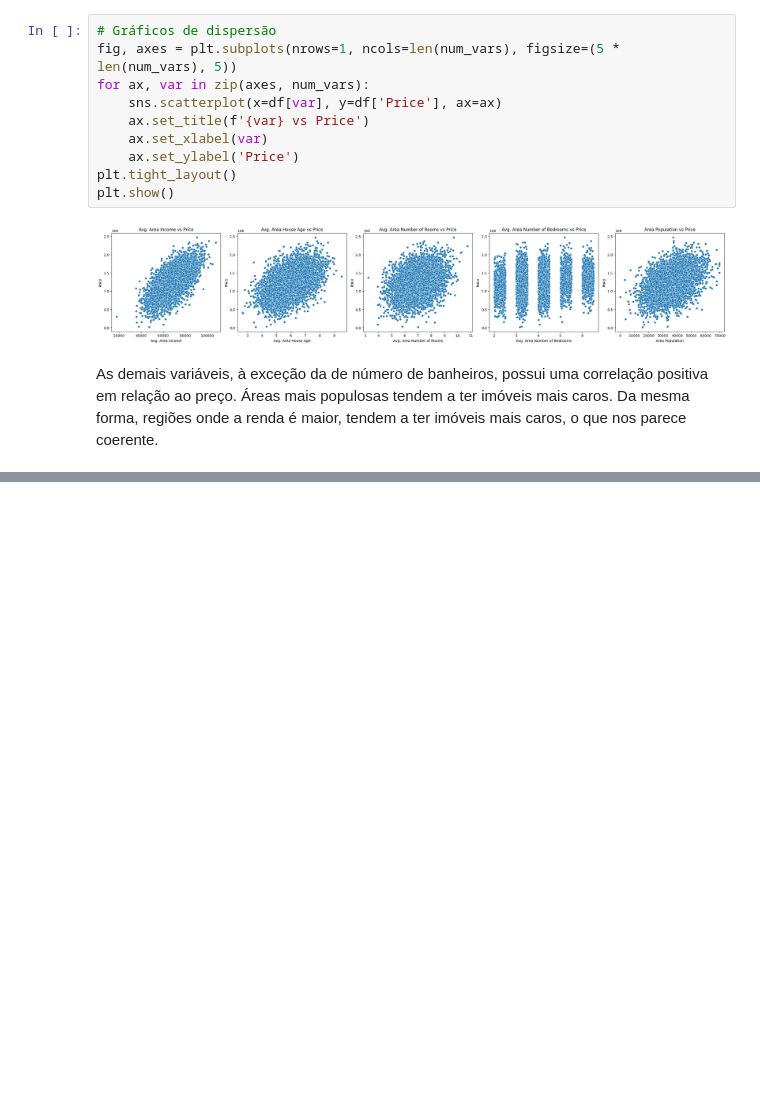
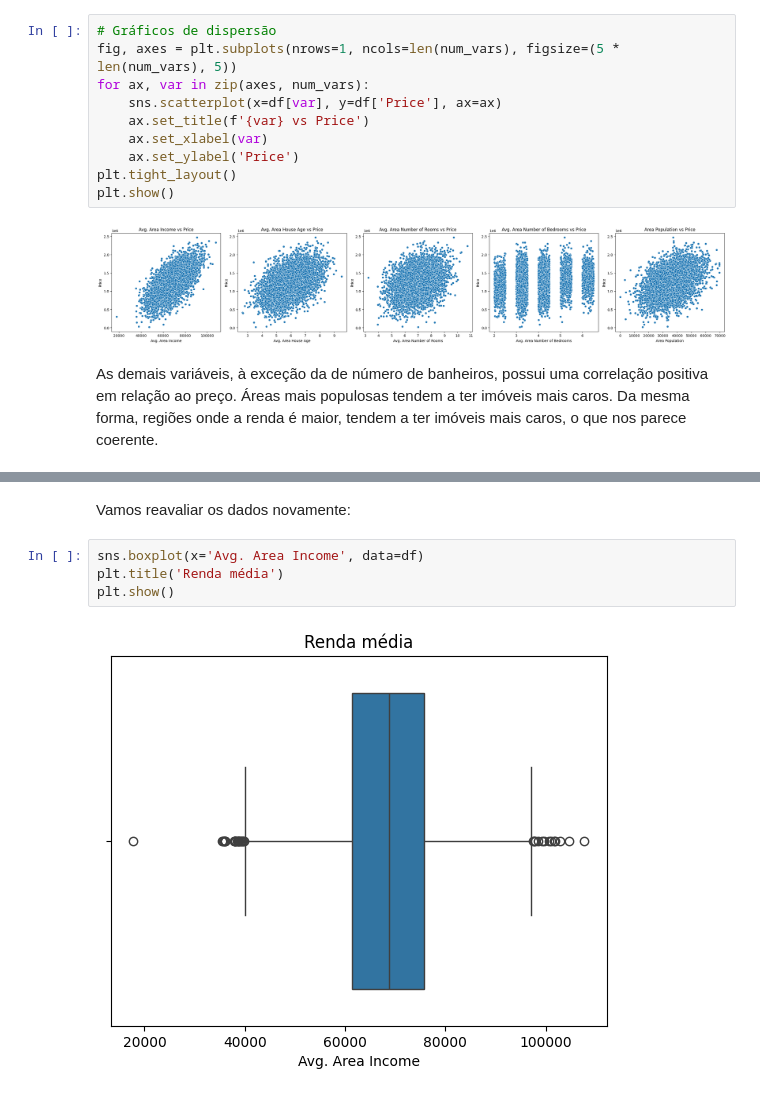
Before and after one commit to arqmarcel/precos_imoveis, a Jupyter notebook: preco_imoveis.ipynb, the cells around one changed output, grey strips where cells are left out. Cells and saved outputs as stored; diff of their text form; blank space fills up the shorter version.

```diff
--- a/preco_imoveis.ipynb
+++ b/preco_imoveis.ipynb
@@ -280,0 +410,8 @@ Da mesma forma, regiões onde a renda é maior, tendem a ter imóveis mais caros
+# %% [markdown]
+Vamos reavaliar os dados novamente:
+# %%
+sns.boxplot(x='Avg. Area Income', data=df)
+plt.title('Renda média')
+plt.show()
+# %% [output]
+[figure, added]
```
Also changed, not shown: parts of 49 cells of this notebook, 4 other files.
